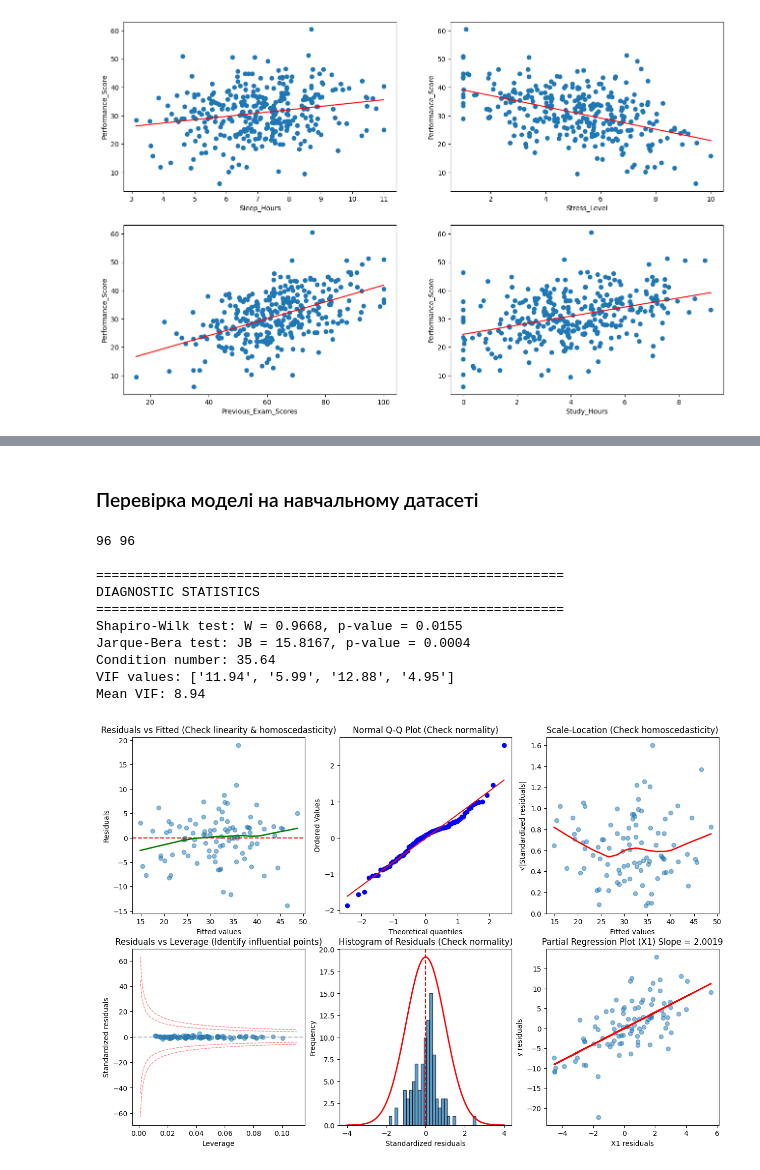
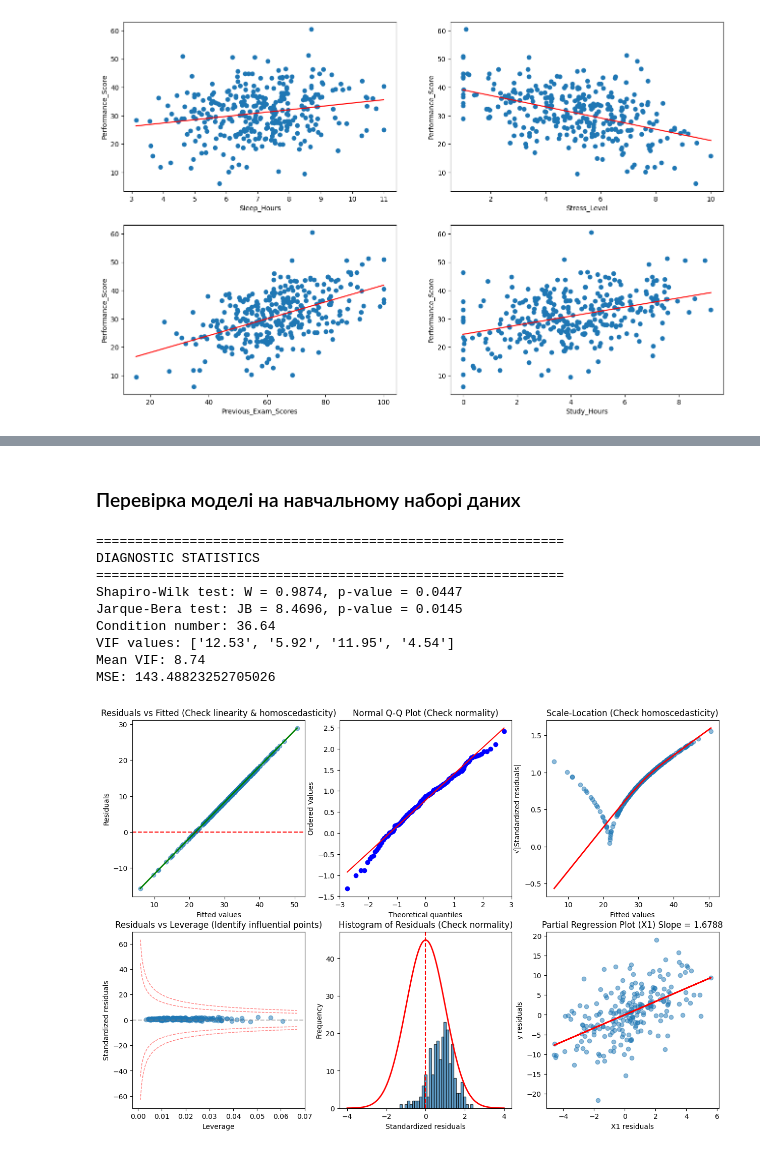
Before and after one commit to MINIAProgramStudio/ML_methods, a Jupyter notebook: Lab_1/lab1.ipynb, the cells around one changed output, grey strips where cells are left out. Cells and saved outputs as stored; diff of their text form; code cells hidden in the pictures.

```diff
--- a/Lab_1/lab1.ipynb
+++ b/Lab_1/lab1.ipynb
@@ -261,5 +261,5 @@ Text(0.5, 0, 'Study_Hours')
 X = df.drop('Performance_Score', axis=1)  # Features
 Y = df['Performance_Score']  # Target
 
-X_train, X_test, Y_train, Y_test = train_test_split(X, Y, test_size=0.7, random_state=1023)
+X_train, X_test, Y_train, Y_test = train_test_split(X, Y, test_size=0.3, random_state=1023)
 # %% [markdown]
@@ -298,14 +300,12 @@ Study_Hours: slope=1.602, intercept=24.498
 X_matrix = X_train.to_numpy()
 Y_matrix = Y_train.to_numpy()
 X_t = np.transpose(X_matrix)
-B_matrix = np.matmul(np.matmul(np.linalg.matrix_power(np.matmul(X_t ,X_matrix), -1), X_t), Y_matrix)
+B_matrix = np.linalg.matrix_power(X_t @ X_matrix, -1) @ X_t @ Y_matrix
 
 y_pred = np.sum(B_matrix*X_matrix, axis = 1)
 residuals = y_pred - Y_matrix[0]
 
-MSE = np.sum(np.power(residuals, 2))/(X_matrix.shape[0] - X_matrix.shape[1] - 1)
+MSE = np.mean(np.power(residuals, 2))
+print("MSE:", MSE)
 sigma_hat = np.sqrt(MSE)
-
-plt.plot(residuals)
-plt.plot(np.zeros_like(residuals))
 # %% [output]
@@ -314,15 +313,6 @@ plt.plot(np.zeros_like(residuals))
 # %% [markdown]
-### Перевірка моделі на навчальному датасеті
+### Перевірка моделі на навчальному наборі даних
 # %%
-X_matrix = X_train.to_numpy()
-Y_matrix = Y_train.to_numpy()
-
-X_t = np.transpose(X_matrix)
-B_matrix = np.matmul(np.matmul(np.linalg.matrix_power(np.matmul(X_t ,X_matrix), -1), X_t), Y_matrix)
-
-y_pred = np.sum(B_matrix*X_matrix, axis = 1)
-residuals = y_pred - Y_matrix
-
 # Create comprehensive diagnostic plots
 fig, axes = plt.subplots(2, 3, figsize=(15, 10))
 
@@ -356,7 +346,6 @@ axes[0, 2].set_title('Scale-Location (Check homoscedasticity)')
 # Calculate leverage (hat values)
 H = np.matmul(np.matmul(X_matrix, np.linalg.matrix_power(np.matmul(X_t ,X_matrix), -1)), X_t)
 leverage = np.diag(H)
-print(len(leverage), len(standardized_residuals))
 axes[1, 0].scatter(leverage, standardized_residuals, alpha=0.5)
 axes[1, 0].axhline(y=0, color='gray', linestyle='--', alpha=0.5)
 axes[1, 0].set_xlabel('Leverage')
@@ -402,39 +391,40 @@ axes[1, 2].set_title(f'Partial Regression Plot (X1) Slope = {partial_slope:.4f}'
 # Additional diagnostic statistics
 print("\n" + "="*60)
 print("DIAGNOSTIC STATISTICS")
 print("="*60)
 
 # Shapiro-Wilk test for normality
 shapiro_stat, shapiro_pvalue = stats.shapiro(residuals[:5000] if len(residuals) > 5000 else residuals)
 print(f"Shapiro-Wilk test: W = {shapiro_stat:.4f}, p-value = {shapiro_pvalue:.4f}")
 
 # Jarque-Bera test for normality
 jb_stat, jb_pvalue = stats.jarque_bera(residuals)
 print(f"Jarque-Bera test: JB = {jb_stat:.4f}, p-value = {jb_pvalue:.4f}")
 
 # Condition number (multicollinearity indicator)
 XtX = np.matmul(X_t, X_matrix)
 eigenvalues = np.linalg.eigvals(XtX)
 condition_number = np.sqrt(max(eigenvalues) / min(eigenvalues))
 print(f"Condition number: {condition_number:.2f}")
 
 # Mean VIF (only for predictors, not intercept)
 from statsmodels.stats.outliers_influence import variance_inflation_factor
 vif = [variance_inflation_factor(X_matrix, i) for i in range(0, k)]
 print(f"VIF values: {[f'{v:.2f}' for v in vif]}")
 print(f"Mean VIF: {np.mean(vif):.2f}")
 
+print("MSE:", MSE)
+
 pass
 # %% [output]
-96 96
-
 ============================================================
 DIAGNOSTIC STATISTICS
 ============================================================
-Shapiro-Wilk test: W = 0.9668, p-value = 0.0155
-Jarque-Bera test: JB = 15.8167, p-value = 0.0004
-Condition number: 35.64
-VIF values: ['11.94', '5.99', '12.88', '4.95']
-Mean VIF: 8.94
+Shapiro-Wilk test: W = 0.9874, p-value = 0.0447
+Jarque-Bera test: JB = 8.4696, p-value = 0.0145
+Condition number: 36.64
+VIF values: ['12.53', '5.92', '11.95', '4.54']
+Mean VIF: 8.74
+MSE: 143.48823252705026
-[figure, old version]
+[figure, new version]
 # %% [markdown]
```
Also changed, not shown: parts of 25 cells of this notebook.
